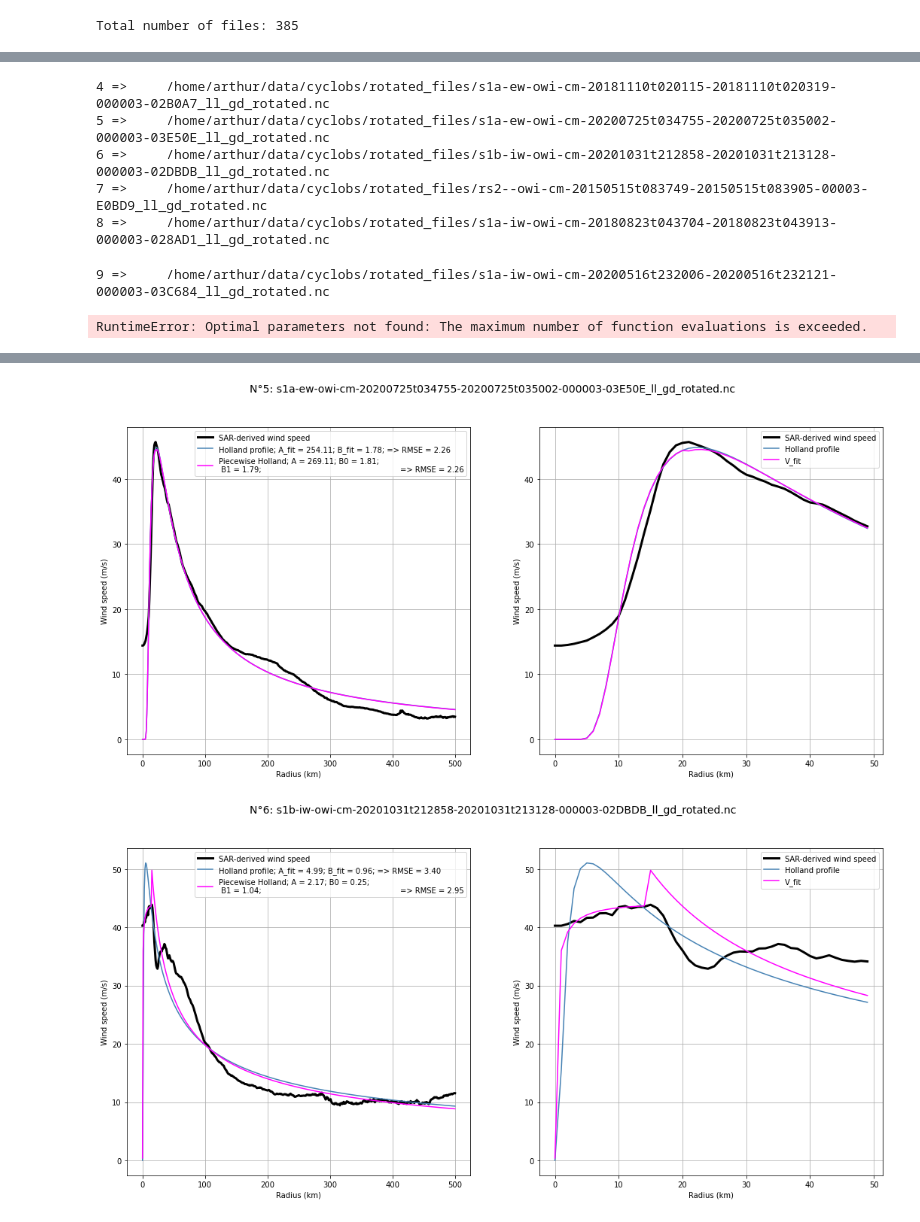
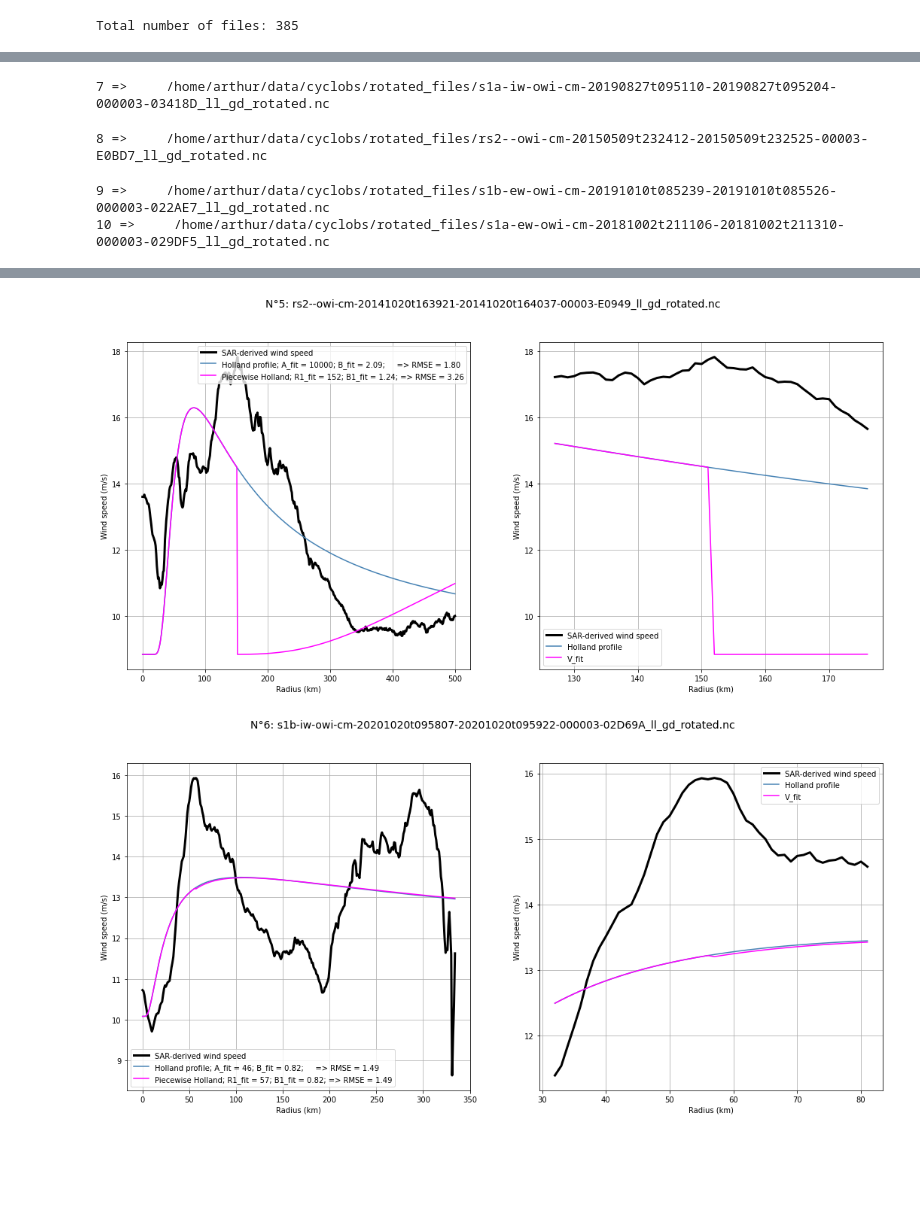
Before and after one commit to Arthur117/wind_profiles, a Jupyter notebook: B_sensitivity_2B.ipynb, the cells around one changed output, grey strips where cells are left out. Saved outputs shown, nothing was run; the diff lists cells and outputs as text; code cells hidden in the pictures; blank space fills up the shorter version.

Commit message:
B_sensitivity_2B

```diff
--- a/B_sensitivity_2B.ipynb
+++ b/B_sensitivity_2B.ipynb
@@ -45,9 +60,9 @@ FIT = {           # Fit values
     'Chavas':    []  # rr, VV, rmax, r0, rmerge, Vmerge
     }
 # %%
-### SORT THE TCs BY CATEGORY
+### FIRST EXPERIMENT: We fix B (inner-core) but B1, R1 vary. # Interesting cases: [58:60]
 i = 0
-for file in all_data[30:50]:
+for file in all_data[0:10]:
     i += 1
     print(i, "=>    ", file)
     # Open file and compute mean wind speed
@@ -58,12 +73,16 @@ for file in all_data[30:50]:
     # Initialize and fit profile
     r, spdm       = f.initialize_radius(spdm)
 
-    INI['B_sens'] = f.initialize_twoB_sensitivity_experiment(spdm, power_law=3, rho=1.15, Lat=ds['lat_ref'], pn=1004 * 100., pc=967 * 100., print_values=PARAMS['print_params_values'])
-    INI['Holland']= f.initialize_holland(spdm, Lat=np.float64(ds['lat_ref']), pn=1005, pc=950, print_values=PARAMS['print_params_values'])
 
-    FIT['B_sens'] = f.fit_twoB_sensitivity_experiment(r, spdm, *INI['B_sens'], print_values=PARAMS['print_params_values'])
-    FIT['Holland']= f.fit_holland(r, spdm, *INI['Holland'],                 print_values=PARAMS['print_params_values'])
+    INI['Holland'] = f.initialize_holland(spdm, Lat=np.float64(ds['lat_ref']), pn=1005, pc=950, print_values=PARAMS['print_params_values'])
+    Lat, pn, pc, Vmin, _, _ = INI['Holland']
+    FIT['Holland'] = f.fit_holland_AB(r, spdm, Lat=Lat, rho=1.15, pn=pn, pc=pc, Vmin=Vmin, A=50., B=1.5, print_values=PARAMS['print_params_values'])
+    # _, pn_fit, pc_fit, Vmin_fit, A_fit, B_fit = FIT['Holland']
+
+    # INI['B_sens'] = f.initialize_twoB_sensitivity_experiment(spdm, power_law=3, rho=1.15, Lat=ds['lat_ref'], pn=1005 * 100., pc=950 * 100., print_values=PARAMS['print_params_values'])
+    FIT['B_sens'] = f.fit_twoB_test_sensitivity_experiment(r, spdm, 1.15, *FIT['Holland'], print_values=PARAMS['print_params_values'])
 
 
-    f.plot_twoB_sensitivity_experiment(i, file, r, spdm, INI, FIT)
+    # f.plot_twoB_sensitivity_experiment(i, file, r, spdm, INI, FIT)
+    f.plot_twoB_test_sensitivity_experiment(i, file, r, spdm, INI, FIT)
 # %% [output]
@@ -73,7 +95,4 @@ for file in all_data[30:50]:
-4 =>     /home/arthur/data/cyclobs/rotated_files/s1a-ew-owi-cm-20181110t020115-20181110t020319-000003-02B0A7_ll_gd_rotated.nc
-5 =>     /home/arthur/data/cyclobs/rotated_files/s1a-ew-owi-cm-20200725t034755-20200725t035002-000003-03E50E_ll_gd_rotated.nc
-6 =>     /home/arthur/data/cyclobs/rotated_files/s1b-iw-owi-cm-20201031t212858-20201031t213128-000003-02DBDB_ll_gd_rotated.nc
-7 =>     /home/arthur/data/cyclobs/rotated_files/rs2--owi-cm-20150515t083749-20150515t083905-00003-E0BD9_ll_gd_rotated.nc
-8 =>     /home/arthur/data/cyclobs/rotated_files/s1a-iw-owi-cm-20180823t043704-20180823t043913-000003-028AD1_ll_gd_rotated.nc
+7 =>     /home/arthur/data/cyclobs/rotated_files/s1a-iw-owi-cm-20190827t095110-20190827t095204-000003-03418D_ll_gd_rotated.nc
-9 =>     /home/arthur/data/cyclobs/rotated_files/s1a-iw-owi-cm-20200516t232006-20200516t232121-000003-03C684_ll_gd_rotated.nc
+8 =>     /home/arthur/data/cyclobs/rotated_files/rs2--owi-cm-20150509t232412-20150509t232525-00003-E0BD7_ll_gd_rotated.nc
-RuntimeError: Optimal parameters not found: The maximum number of function evaluations is exceeded.
+9 =>     /home/arthur/data/cyclobs/rotated_files/s1b-ew-owi-cm-20191010t085239-20191010t085526-000003-022AE7_ll_gd_rotated.nc
+10 =>     /home/arthur/data/cyclobs/rotated_files/s1a-ew-owi-cm-20181002t211106-20181002t211310-000003-029DF5_ll_gd_rotated.nc
@@ -84,2 +103,2 @@ RuntimeError: Optimal parameters not found: The maximum number of function evalu
-[figure, old version]
+[figure, new version]
-[figure, old version]
+[figure, new version]
```
Also changed, not shown: parts of 3 cells of this notebook, 2 other files.
